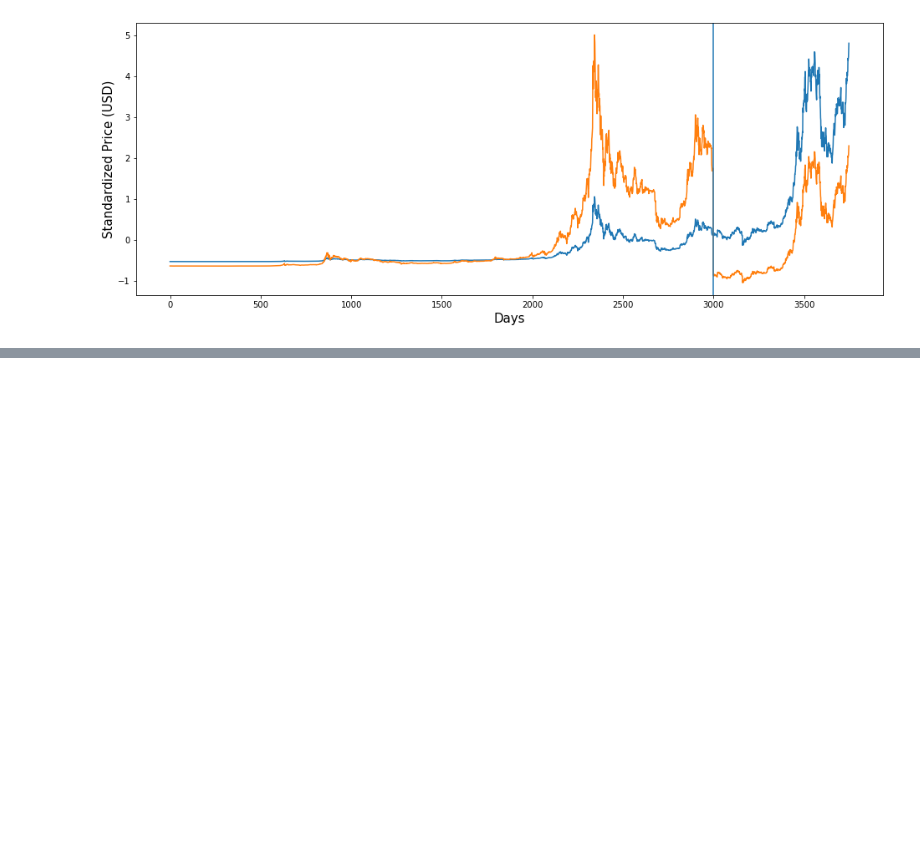
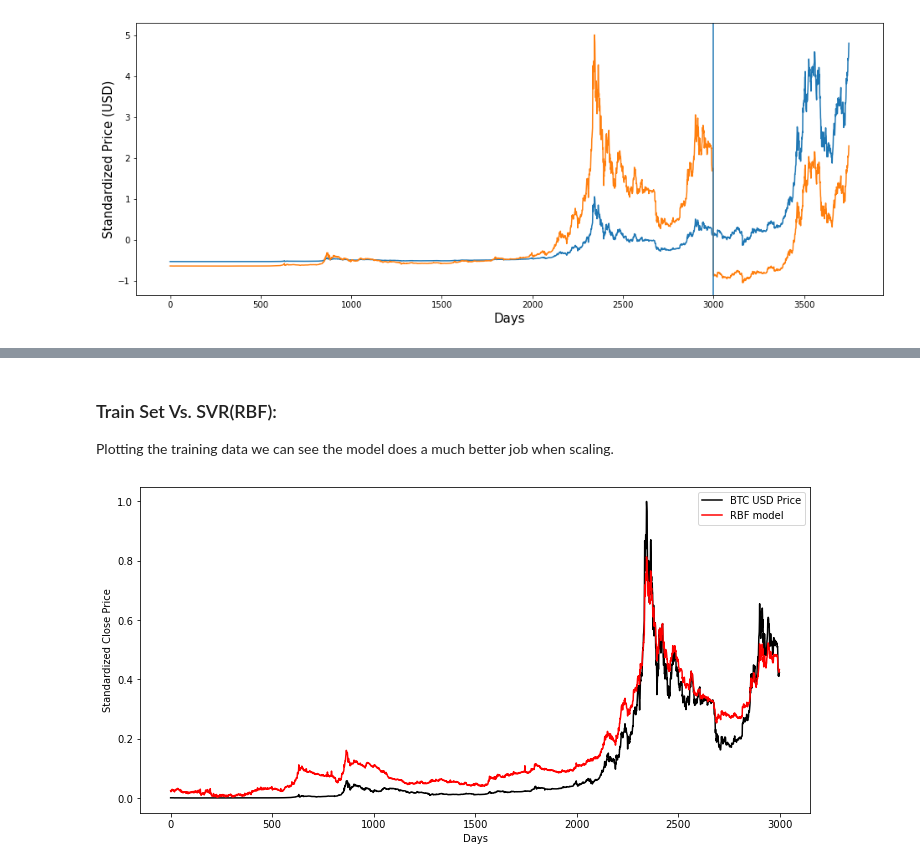
Before and after one commit to pipesupertramp/Bitcoin-Price-Prediction-Support-Vector-Regression-vs.-LSTM, a Jupyter notebook: BTC_Price_Prediction.ipynb, the cells around one changed output, grey strips where cells are left out. Cells and saved outputs as stored; diff of their text form; code cells hidden in the pictures; blank space fills up the shorter version.

Commit message:
Created LSTM model, enhanced functions

```diff
--- a/BTC_Price_Prediction.ipynb
+++ b/BTC_Price_Prediction.ipynb
@@ -388,0 +424,14 @@ plt.show()
+# %% [markdown]
+### Train Set Vs. SVR(RBF):
+Plotting the training data we can see the model does a much better job when scaling.
+# %%
+plt.figure(figsize = (12,6))
+plt.plot(y_train_scaled, color= 'black', label= 'BTC USD Price')
+plt.plot(svr_rbf.predict(X_train_scaled), color= 'red', label= 'RBF model')
+plt.xlabel('Days')
+plt.ylabel('Standardized Close Price')
+plt.legend()
+# plt.yscale('log')
+plt.show()
+# %% [output]
+[figure, added]
```
Also changed, not shown: parts of 43 cells of this notebook.
